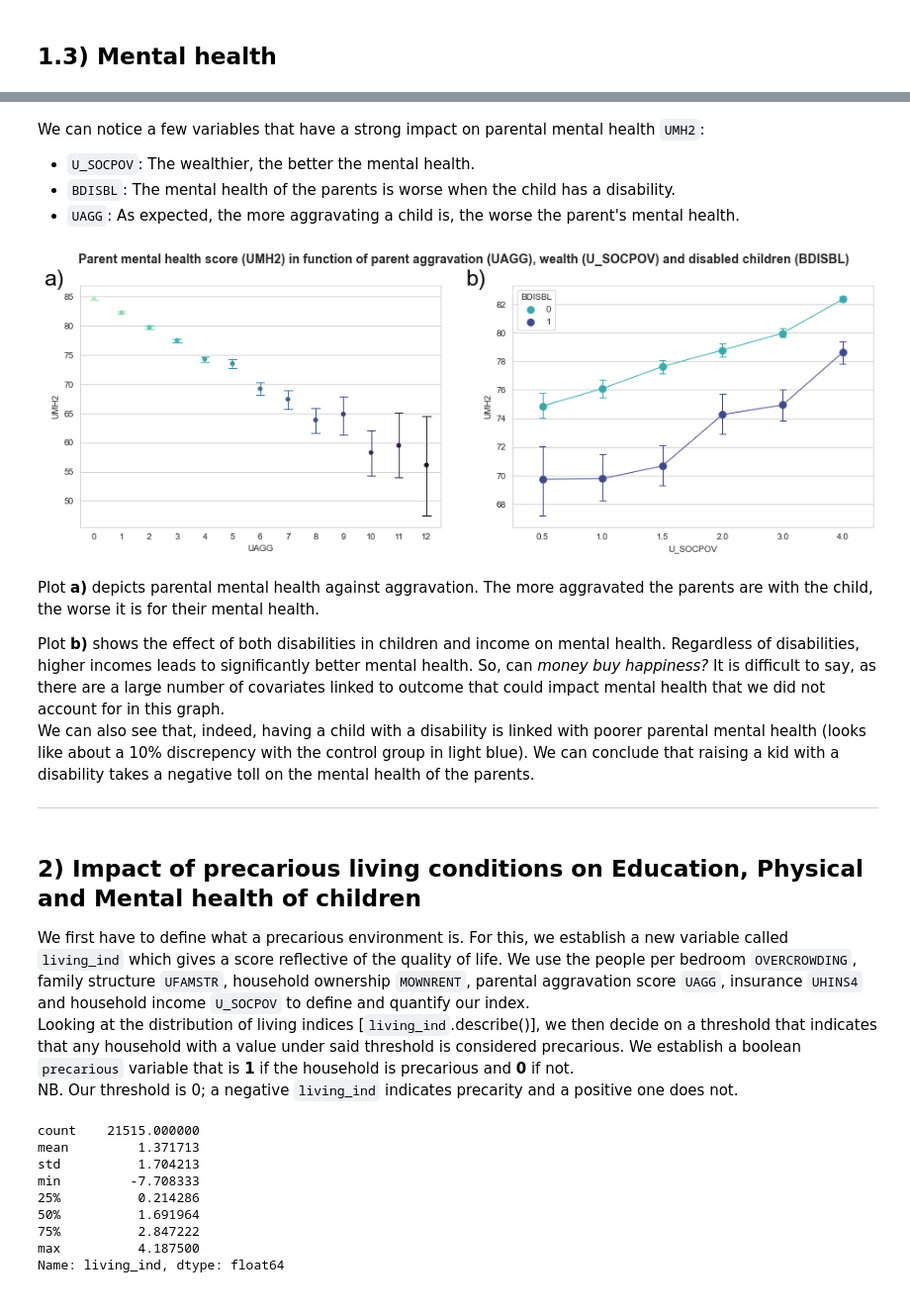
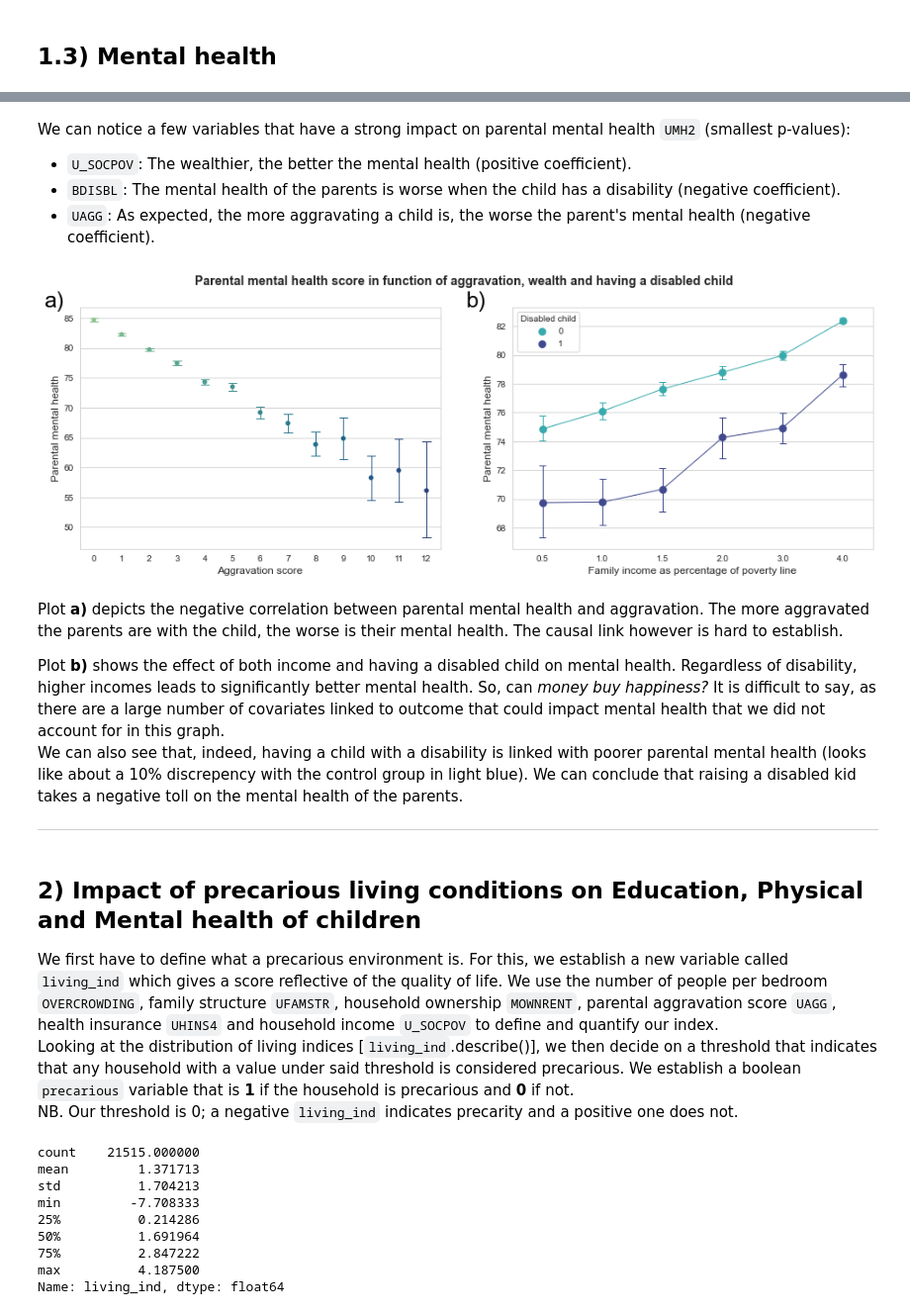
Before and after one commit to epfl-ada/ada-2020-project-milestone-p3-p3_ada-boi, a Jupyter notebook: creative_extension.ipynb, the cells around one changed output, grey strips where cells are left out. Shown: that part at 99% size. Cells and saved outputs as stored; diff of their text form; code cells hidden in the pictures.

```diff
--- a/creative_extension.ipynb
+++ b/creative_extension.ipynb
@@ -84,24 +79,25 @@ child.replace([-7,-8,-9],-1,inplace=True)
 
 # Make the SEX variable binary with F=1 and M=0
 child['SEX'].replace(to_replace=dict(F=1, M=0),inplace=True)
-# Make the NLESSONS/CSPECED/BDISBL variable binary with Yes=1 and No=0
+# Make the NLESSONS/CSPECED/BDISBL variables binary with Yes=1 and No=0
 child['NLESSONS'].replace(2,0,inplace=True)
 child['CSPECED'].replace(2,0,inplace=True)
 child['BDISBL'].replace(2,0,inplace=True)
 # Make the QSC5 variable (hh income vs 2x poverty line) binary with Below=0 and Above=1
 child['QSC5'].replace({'1':0,'2':1,'':-1}, inplace=True)
 
-# Normalize values for UENG(4-16), BHLTHN(1-5), UBPIA(6-18), UBPIB(6-18), UMH2(25-100), UACT(0-3), UAGG(4-16) & NCPROBC(1-3) (min-max)
+# Normalize values for UENG(4-16), BHLTHN(1-5), UBPIA(6-18), UBPIB(6-18), UMH2(25-100), UACT(0-3), UAGG(4-16) &
+# NCPROBC(1-3) (min-max)
 child.loc[:,'UENGn'] = child['UENG'].apply(lambda x: (x-4)/(16-4) if x != -1 else x)
 child.loc[:,'BHLTHNn'] = child['BHLTHN'].apply(lambda x: (x-1)/(5-1) if x != -1 else x)
 child.loc[:,'UBPIAn'] = child['UBPIA'].apply(lambda x: (x-6)/(18-6) if x != -1 else x)
 child.loc[:,'UBPIBn'] = child['UBPIB'].apply(lambda x: (x-6)/(18-6) if x != -1 else x)
 child.loc[:,'UMH2n'] = child['UMH2'].apply(lambda x: (x-25)/(100-25) if x != -1 else x)
-child.loc[:,'UACTn'] = child['UACT'].apply(lambda x: (x)/(3-0) if x != -1 else x)
-child.loc[:,'UAGG'] = child['UAGG'].apply(lambda x: (16-x) if x != -1 else x)
+child.loc[:,'UACTn'] = child['UACT'].apply(lambda x: x/3 if x != -1 else x)
+child.loc[:,'UAGG'] = child['UAGG'].apply(lambda x: 16-x if x != -1 else x) #revert scale order for meaning
 child.loc[:,'UAGGn'] = child['UAGG'].apply(lambda x: x/(16-4) if x != -1 else x)
-child.loc[:,'NCPROBC'] = child['NCPROBC'].apply(lambda x: 3-x if x != -1 else x)
-child.loc[:,'NCPROBCn'] = child['NCPROBC'].apply(lambda x: x/2 if x != -1 else x)
+child.loc[:,'NCPROBC'] = child['NCPROBC'].apply(lambda x: 3-x if x != -1 else x) #revert scale order for meaning
+child.loc[:,'NCPROBCn'] = child['NCPROBC'].apply(lambda x: x/(3-1) if x != -1 else x)
 
 # Preview of child dataframe
 child.head()
@@ -380,32 +412,38 @@ Notes:
 # %% [markdown]
-We can notice a few variables that have a strong impact on parental mental health `UMH2`:
-- `U_SOCPOV`: The wealthier, the better the mental health.
-- `BDISBL`: The mental health of the parents is worse when the child has a disability.
-- `UAGG`: As expected, the more aggravating a child is, the worse the parent's mental health.
+We can notice a few variables that have a strong impact on parental mental health `UMH2` (smallest p-values):
+- `U_SOCPOV`: The wealthier, the better the mental health (positive coefficient).
+- `BDISBL`: The mental health of the parents is worse when the child has a disability (negative coefficient).
+- `UAGG`: As expected, the more aggravating a child is, the worse the parent's mental health (negative coefficient).
 # %%
 df = df_NN(child,outcome,predictors)
 fig, axes = plt.subplots(1,2, figsize=(16,5))
 axes[0].text(-0.1,1,'a)', fontsize=25, color='k', transform=axes[0].transAxes)
 axes[1].text(-0.13,1,'b)', fontsize=25, color='k', transform=axes[1].transAxes)
-sns.pointplot(ax=axes[0], x='UAGG', y='UMH2', palette='mako_r', data=df,capsize=0.3,errwidth=1,markers='.')
+sns.pointplot(ax=axes[0], x='UAGG', y='UMH2', palette='crest', data=df,capsize=0.3,errwidth=1,markers='.')
 sns.pointplot(ax=axes[1], x='U_SOCPOV', y='UMH2', hue='BDISBL', palette='mako_r', data=df, capsize=0.1, errwidth=1)
+plt.legend(title='Disabled child')
+axes[0].set_xlabel('Aggravation score',fontsize=12)
+axes[0].set_ylabel('Parental mental health', fontsize=12)
+axes[1].set_xlabel('Family income as percentage of poverty line', fontsize=12)
+axes[1].set_ylabel('Parental mental health', fontsize=12)
 for l in axes[1].lines:
     plt.setp(l,linewidth=1)
-plt.suptitle('Parent mental health score (UMH2) in function of parent aggravation (UAGG), wealth (U_SOCPOV) and disabled children (BDISBL)', fontsize=14, fontweight='bold')
+plt.suptitle('Parental mental health score in function of aggravation, wealth and having a disabled child',
+             fontsize=14,fontweight='bold')
 plt.show()
 # %% [output]
-[figure, old version]
+[figure, new version]
 # %% [markdown]
-Plot **a)** depicts parental mental health against aggravation. The more aggravated the parents are with the child, the worse it is for their mental health.
+Plot **a)** depicts the negative correlation between parental mental health and aggravation. The more aggravated the parents are with the child, the worse is their mental health. The causal link however is hard to establish.
 
-Plot **b)** shows the effect of both disabilities in children and income on mental health. Regardless of disabilities, higher incomes leads to significantly better mental health. So, can _money buy happiness?_ It is difficult to say, as there are a large number of covariates linked to outcome that could impact mental health that we did not account for in this graph.
-We can also see that, indeed, having a child with a disability is linked with poorer parental mental health (looks like about a 10% discrepency with the control group in light blue). We can conclude that raising a kid with a disability takes a negative toll on the mental health of the parents.
+Plot **b)** shows the effect of both income and having a disabled child on mental health. Regardless of disability, higher incomes leads to significantly better mental health. So, can _money buy happiness?_ It is difficult to say, as there are a large number of covariates linked to outcome that could impact mental health that we did not account for in this graph.
+We can also see that, indeed, having a child with a disability is linked with poorer parental mental health (looks like about a 10% discrepency with the control group in light blue). We can conclude that raising a disabled kid takes a negative toll on the mental health of the parents.
 
 ---
 # %% [markdown]
 ## **2) Impact of precarious living conditions on Education, Physical and Mental health of children**
 
-We first have to define what a precarious environment is. For this, we establish a new variable called `living_ind` which gives a score reflective of the quality of life. We use the people per bedroom `OVERCROWDING`, family structure `UFAMSTR`, household ownership `MOWNRENT`, parental aggravation score `UAGG`, insurance `UHINS4` and household income `U_SOCPOV` to define and quantify our index.
+We first have to define what a precarious environment is. For this, we establish a new variable called `living_ind` which gives a score reflective of the quality of life. We use the number of people per bedroom `OVERCROWDING`, family structure `UFAMSTR`, household ownership `MOWNRENT`, parental aggravation score `UAGG`, health insurance `UHINS4` and household income `U_SOCPOV` to define and quantify our index.
 Looking at the distribution of living indices [`living_ind`.describe()], we then decide on a threshold that indicates that any household with a value under said threshold is considered precarious. We establish a boolean `precarious` variable that is **1** if the household is precarious and **0** if not.
 NB. Our threshold is 0; a negative `living_ind` indicates precarity and a positive one does not.
 # %%
```
Also changed, not shown: parts of 62 cells of this notebook.
